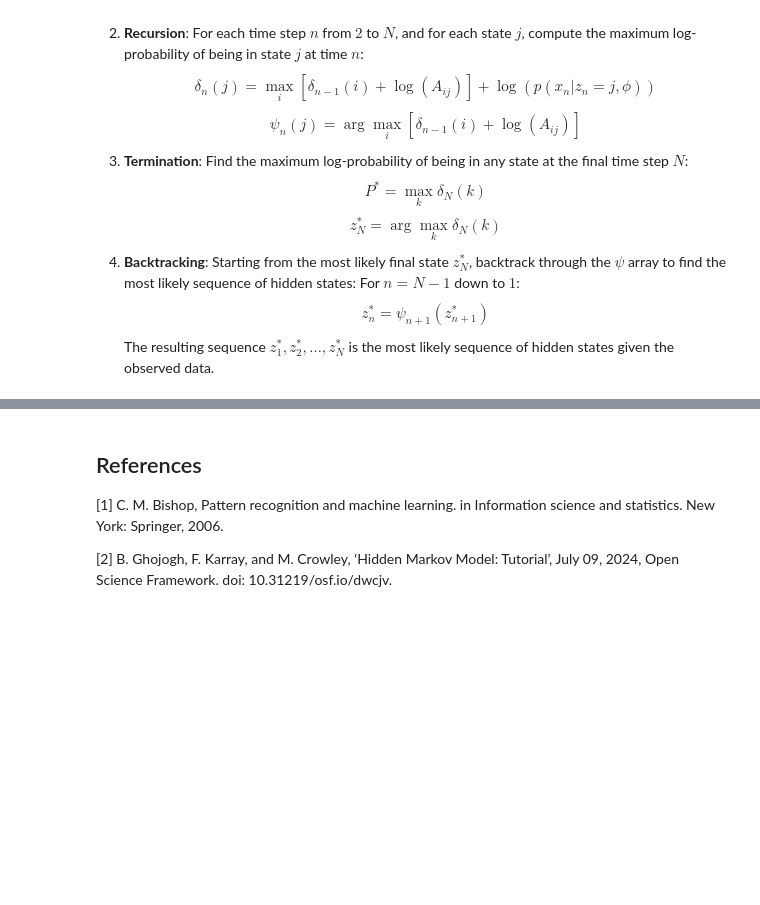
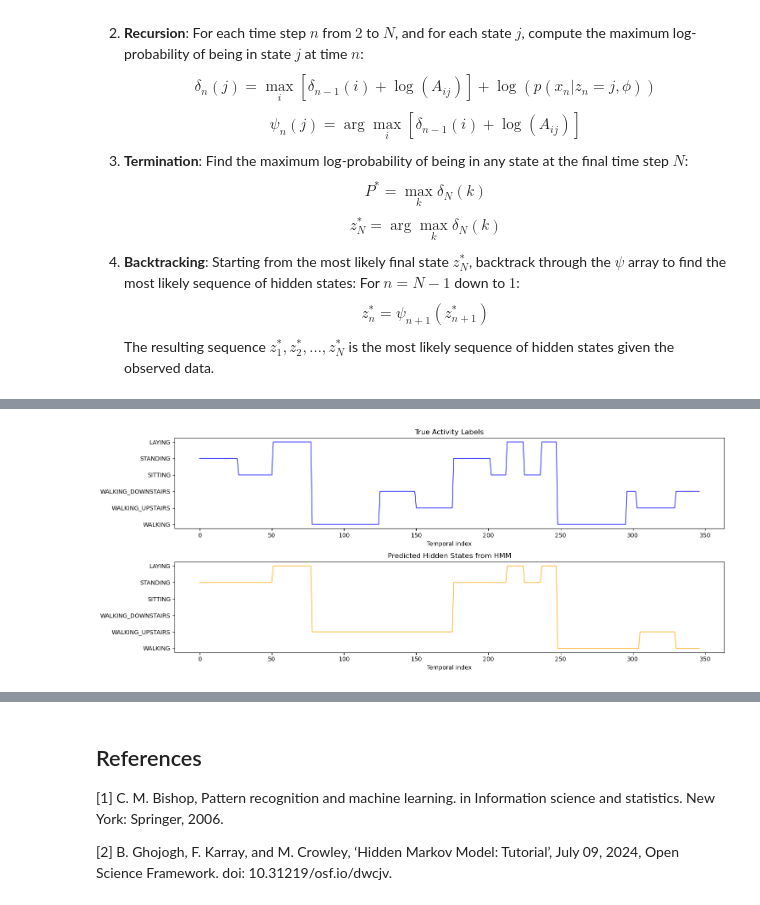
Before and after one commit to teolotti/LAB-ML, a Jupyter notebook: HMM.ipynb, the cells around one changed output, grey strips where cells are left out. Drawn from its saved outputs; the diff is of its cells as text; code cells hidden in the pictures; blank space fills up the shorter version.

```diff
--- a/HMM.ipynb
+++ b/HMM.ipynb
@@ -419,0 +348,7 @@ def train_hmm(X, K, max_iters=100, tol=1e-5):
+# %%
+from sklearn.cluster import KMeans
+def k_means_init(hmm, X):
+    km = KMeans(n_clusters=hmm.K, n_init=10)
+    km.fit(X)
+    hmm.mu = km.cluster_centers_
+    hmm.Sigma = np.array([np.cov(X.T) for _ in range(hmm.K)])
@@ -617,0 +598,66 @@ Converged at iteration 21
+# %%
+K = 6
+X, Z_true, labels = load_har_by_subject(subject_id=1)
+hmm_trained, log_likelihoods = train_hmm(X, K, max_iters=500)
+z_pred = viterbi(hmm_trained, X)
+
+def align_labels(Z_true, z_pred):
+    """
+    Align predicted hidden states with true activity labels using majority voting.
+
+    Parameters:
+    - Z_true: True labels (activities) as a NumPy array.
+    - z_pred: Predicted hidden states as a NumPy array.
+
+    Returns:
+    - z_pred_aligned: Aligned predicted hidden states as a NumPy array.
+    """
+    from scipy.stats import mode
+
+    K = np.unique(z_pred)
+    label_mapping = {}
+
+    for k in K:
+        mask = (z_pred == k)
+        if np.sum(mask) > 0:
+            mode_result = mode(Z_true[mask])
+            most_common = mode_result.mode if hasattr(mode_result, 'mode') else mode_result[0]
+            label_mapping[k] = most_common
+        else:
+            label_mapping[k] = -1  # No mapping if state not present
+
+    z_pred_aligned = np.array([label_mapping[z] for z in z_pred])
+    return z_pred_aligned
+
+def plot_comparison(Z_true, z_pred, labels):
+    """
+    Plot comparison between true activity labels and predicted hidden states.
+
+    Parameters:
+    - Z_true: True labels (activities) as a NumPy array.
+    - z_pred: Predicted hidden states as a NumPy array.
+    - labels: Dictionary mapping label IDs to activity names.
+    """
+    plt.figure(figsize=(15, 6))
+    samples = np.arange(len(Z_true))
+
+    plt.subplot(2, 1, 1)
+    plt.title('True Activity Labels')
+    plt.plot(samples, Z_true, label='True Labels', color='blue', alpha=0.7)
+    plt.yticks(list(labels.keys()), list(labels.values()))
+    plt.xlabel('Temporal index')
+
+    plt.subplot(2, 1, 2)
+    plt.title('Predicted Hidden States from HMM')
+    plt.plot(samples, z_pred, label='Predicted States', color='orange', alpha=0.7)  # +1 to match label indexing
+    plt.yticks(list(labels.keys()), list(labels.values()))
+    plt.xlabel('Temporal index')
+
+    plt.tight_layout()
+    plt.show()
+
+z_pred_aligned = align_labels(Z_true, z_pred)
+print(f'Accuracy: {np.mean(Z_true == z_pred_aligned) * 100:.2f}%')
+plot_comparison(Z_true, z_pred_aligned, labels)
+print(hmm_trained.A)
+# %% [output]
@@ -617,0 +671 @@ Converged at iteration 21
+[figure, added]
```
Also changed, not shown: parts of 20 cells of this notebook, 8 other files.
